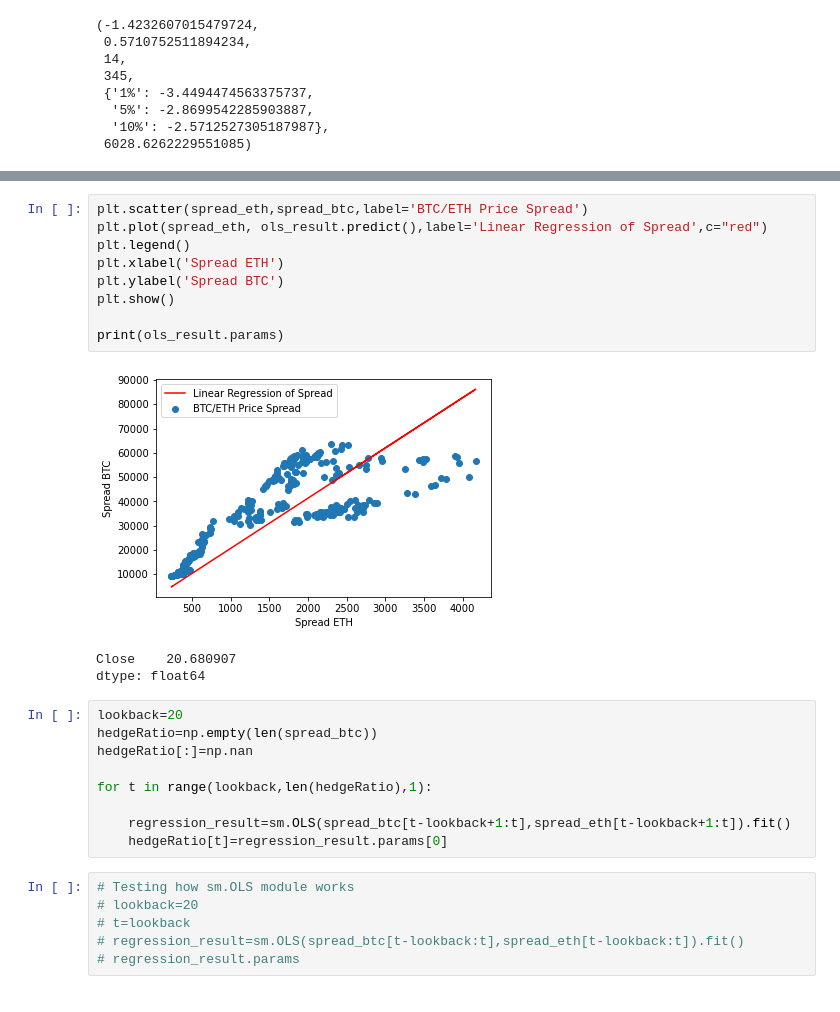
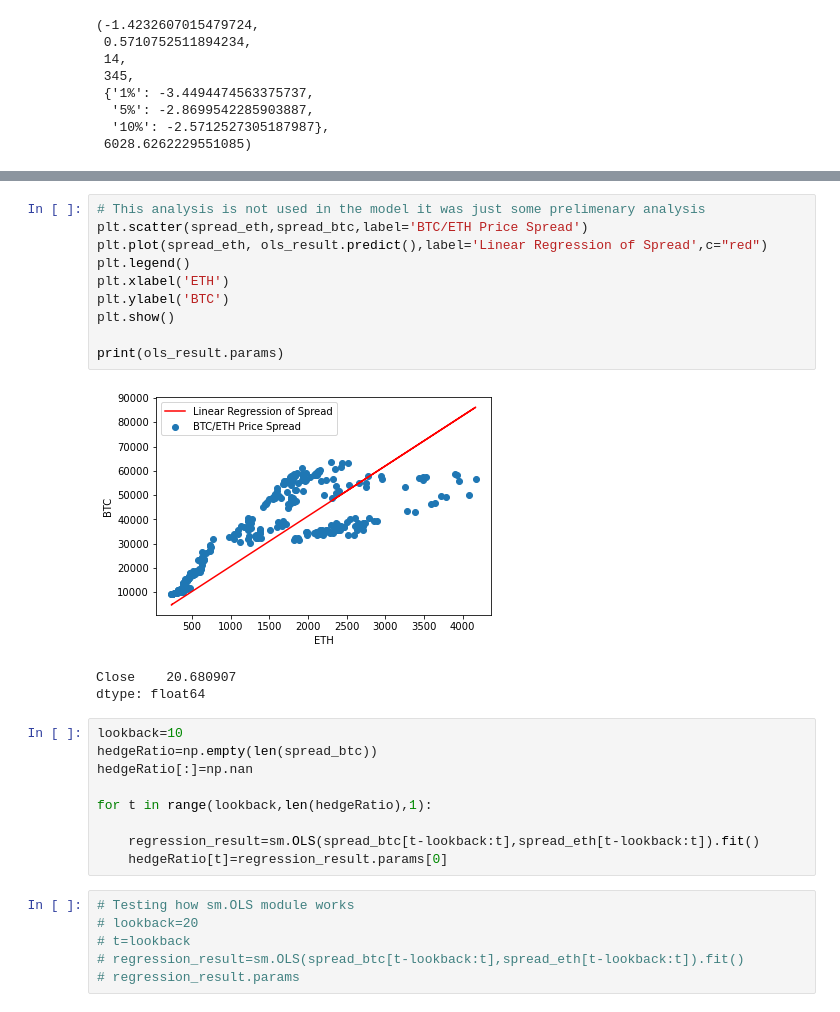
Before and after one commit to DataTortuga/crypto-pair-trade-analysis, a Jupyter notebook: BTC-ETH-Pair-Trade/BTC-ETH-Pair-Trade2.ipynb, the cells around one changed output, grey strips where cells are left out. Cells and saved outputs as stored; diff of their text form.

Commit message:
Tuning parameters of the model and cleaning notebook

```diff
--- a/BTC-ETH-Pair-Trade/BTC-ETH-Pair-Trade2.ipynb
+++ b/BTC-ETH-Pair-Trade/BTC-ETH-Pair-Trade2.ipynb
@@ -190,26 +185,27 @@ Notes:
 [1] R² is computed without centering (uncentered) since the model does not contain a constant.
 [2] Standard Errors assume that the covariance matrix of the errors is correctly specified.
 # %%
+# This analysis is not used in the model it was just some prelimenary analysis
 plt.scatter(spread_eth,spread_btc,label='BTC/ETH Price Spread')
 plt.plot(spread_eth, ols_result.predict(),label='Linear Regression of Spread',c="red")
 plt.legend()
-plt.xlabel('Spread ETH')
-plt.ylabel('Spread BTC')
+plt.xlabel('ETH')
+plt.ylabel('BTC')
 plt.show()
 
 print(ols_result.params)
 # %% [output]
-[figure, old version]
+[figure, new version]
 Close    20.680907
 dtype: float64
 # %%
-lookback=20
+lookback=10
 hedgeRatio=np.empty(len(spread_btc))
 hedgeRatio[:]=np.nan
 
 for t in range(lookback,len(hedgeRatio),1):
 
-    regression_result=sm.OLS(spread_btc[t-lookback+1:t],spread_eth[t-lookback+1:t]).fit()
+    regression_result=sm.OLS(spread_btc[t-lookback:t],spread_eth[t-lookback:t]).fit()
     hedgeRatio[t]=regression_result.params[0]
 # %%
 # Testing how sm.OLS module works
```
Also changed, not shown: parts of 21 cells of this notebook.
